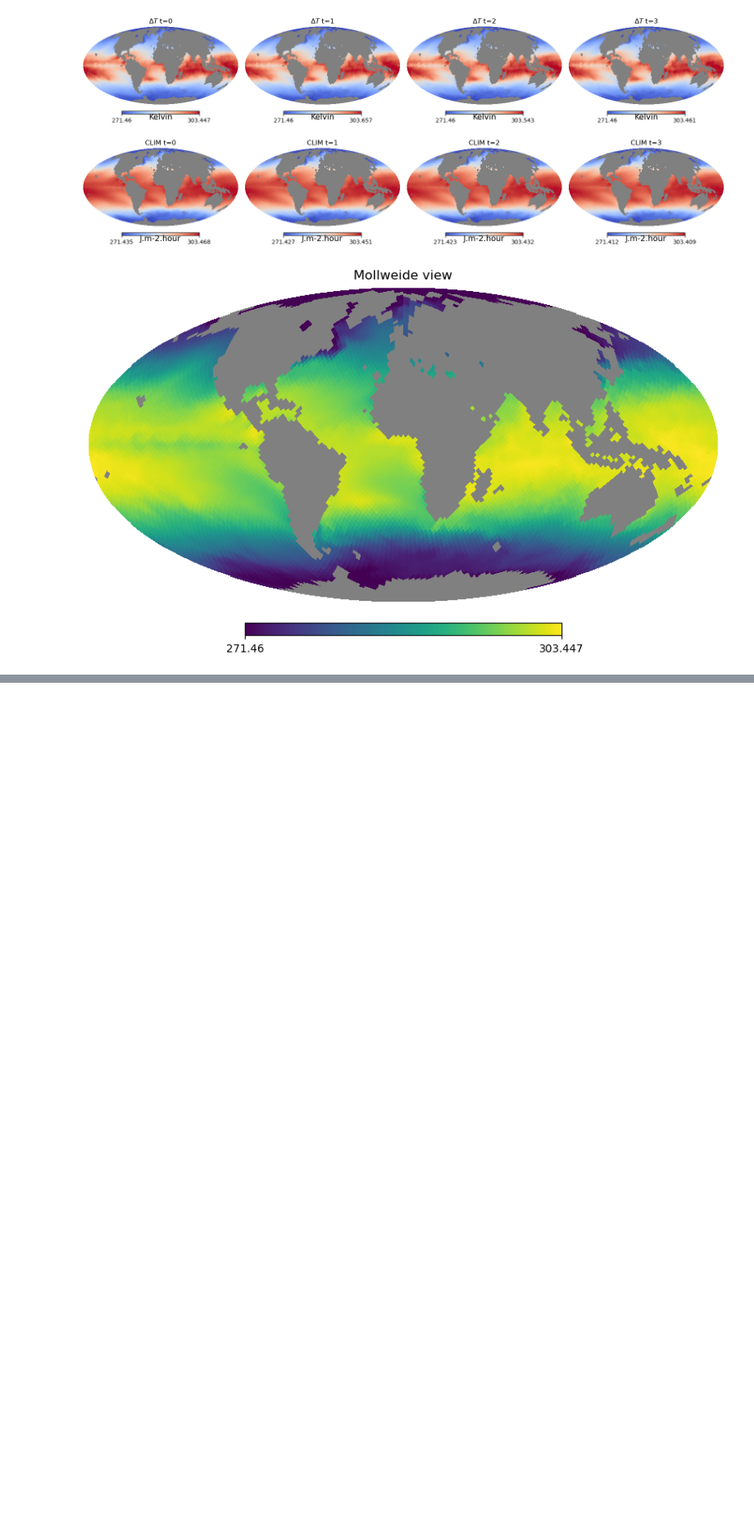
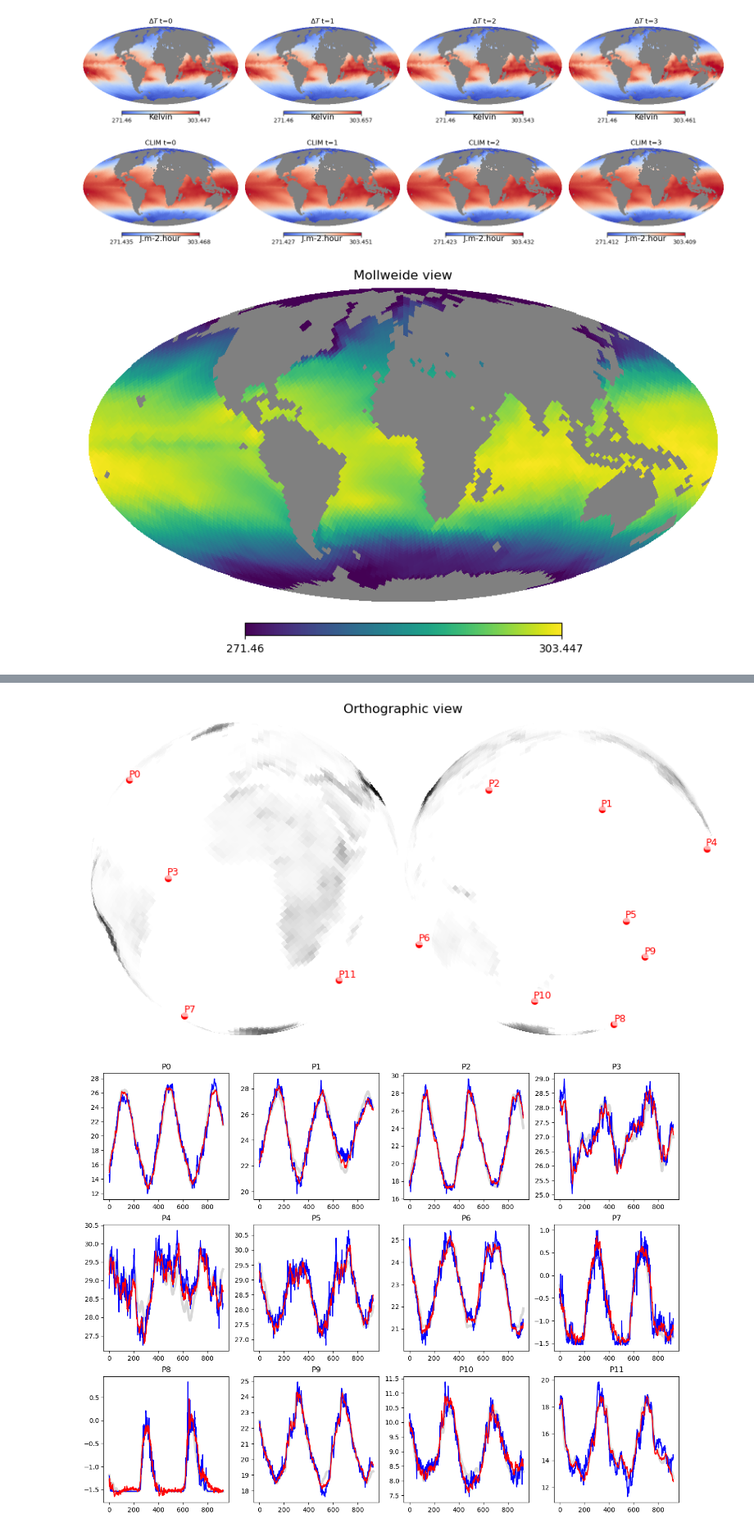
Before and after one commit to jmdelouis/Shere_HEALPIX_CNN, a Jupyter notebook: CNN_ecmwf.ipynb, the cells around one changed output, grey strips where cells are left out. Shown at 82% size. Saved outputs shown, nothing was run; the diff lists cells and outputs as text; code cells hidden in the pictures; blank space fills up the shorter version.

```diff
--- a/CNN_ecmwf.ipynb
+++ b/CNN_ecmwf.ipynb
@@ -318,26 +327,30 @@ for i, k in enumerate([nresult//4, 2*nresult//4, 3*nresult//4]):
 # %%
 hp.orthview(dem,rot=rot,cmap='Greys',nest=True,min=0,cbar=False)
 
 idx_k = ((2*np.arange(12)+1)*cell_ids.shape[0])//24
 
 lon,lat=hp.pix2ang(nside,cell_ids[idx_k],nest=True,lonlat=True)
 hp.projscatter(lon, lat, lonlat=True, s=30, color='r', marker='o')
 
 # Étiquettes : une par point
 labels = [f"P{k}" for k in range(len(lon))]  # ou tes propres noms
 # petit décalage pour ne pas chevaucher le marqueur
 dlon, dlat = 0.3, 0.3   # en degrés; ajuste si besoin
 
 for x, y, lab in zip(lon, lat, labels):
     hp.projtext(x + dlon, y + dlat, lab, lonlat=True,
                 fontsize=9, color='r',
                 ha='left', va='bottom',
                 bbox=dict(boxstyle="round,pad=0.2", fc="white", ec="none", alpha=0.7))
 
 plt.figure(figsize=(16,12))
 for k in range(12):
     plt.subplot(3,4,1+k)
     plt.title(labels[k])
-    plt.plot(inv_norm*y_train[:,0,idx_k[k]].cpu().numpy()+(train_clim[max_mem:-dt,cell_ids[idx_k[k]]]-273),color='b')
+    plt.plot((train_clim[max_mem+prev_dt:,cell_ids[idx_k[k]]]-273),color='grey',lw=4,alpha=0.3)
+    plt.plot(inv_norm*y_train[:,0,idx_k[k]].cpu().numpy()+(train_clim[max_mem+prev_dt:,cell_ids[idx_k[k]]]-273),color='b')
     plt.plot(inv_norm*y_pred[:,0,idx_k[k]],color='r')
+# %% [output]
+[figure, added]
+[figure, added]
 # %%
```
Also changed, not shown: parts of 23 cells of this notebook, 1 other file.
